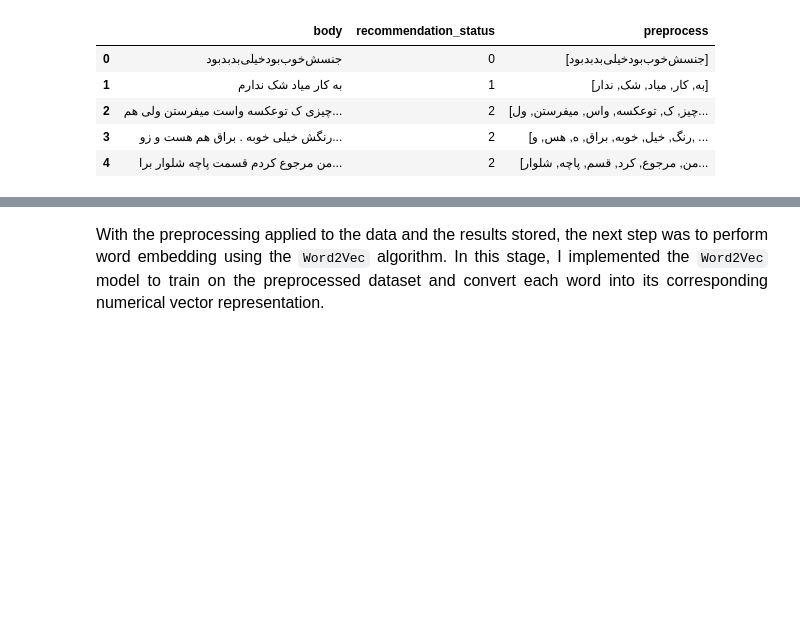
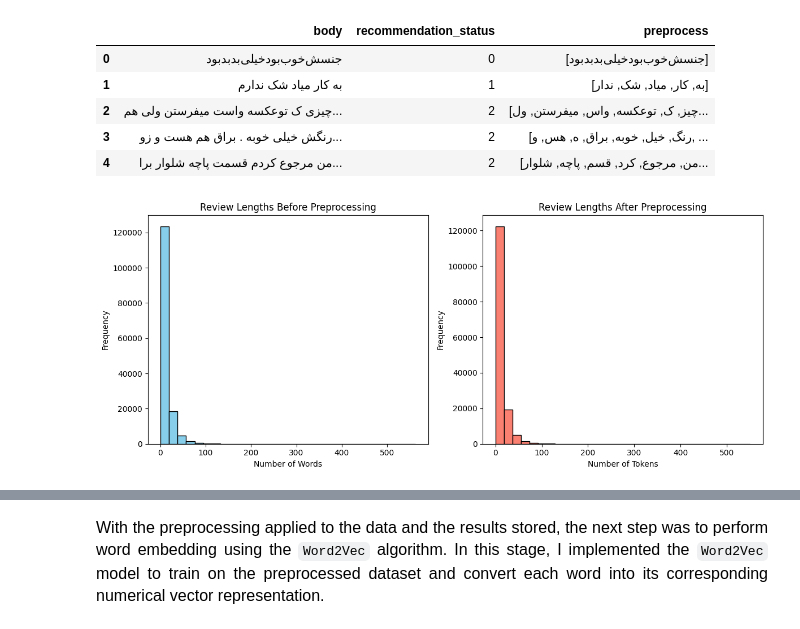
Before and after one commit to Mah-En/Sentiment-Explorer-Persian-Comment-Classification, a Jupyter notebook: persian_comments_preprocessing.ipynb, the cells around one changed output, grey strips where cells are left out. Drawn from its saved outputs; the diff is of its cells as text; code cells hidden in the pictures; blank space fills up the shorter version.

```diff
--- a/persian_comments_preprocessing.ipynb
+++ b/persian_comments_preprocessing.ipynb
@@ -230,3 +249,28 @@ train_data.head()
 | 2 | چیزی ک توعکسه واست میفرستن ولی هم... | 2 | [چیز, ک, توعکسه, واس, میفرستن, ول... |
 | 3 | رنگش خیلی خوبه . براق هم هست و زو... | 2 | [رنگ, خیل, خوبه, براق, ه, هس, و, ... |
 | 4 | من مرجوع کردم قسمت پاچه شلوار برا... | 2 | [من, مرجوع, کرد, قسم, پاچه, شلوار... |
+# %%
+# Calculate review lengths before preprocessing
+review_lengths_before = train_data['body'].apply(lambda x: len(str(x).split()))
+
+# Calculate review lengths after preprocessing
+review_lengths_after = train_data['preprocess'].apply(len)
+
+plt.figure(figsize=(12,5))
+
+plt.subplot(1,2,1)
+plt.hist(review_lengths_before, bins=30, color='skyblue', edgecolor='black')
+plt.title("Review Lengths Before Preprocessing")
+plt.xlabel("Number of Words")
+plt.ylabel("Frequency")
+
+plt.subplot(1,2,2)
+plt.hist(review_lengths_after, bins=30, color='salmon', edgecolor='black')
+plt.title("Review Lengths After Preprocessing")
+plt.xlabel("Number of Tokens")
+plt.ylabel("Frequency")
+
+plt.tight_layout()
+plt.show()
+# %% [output]
+[figure, added]
```
Also changed, not shown: parts of 7 cells of this notebook, 3 other files.
